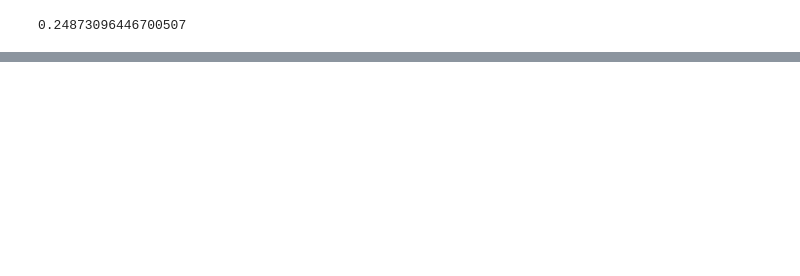
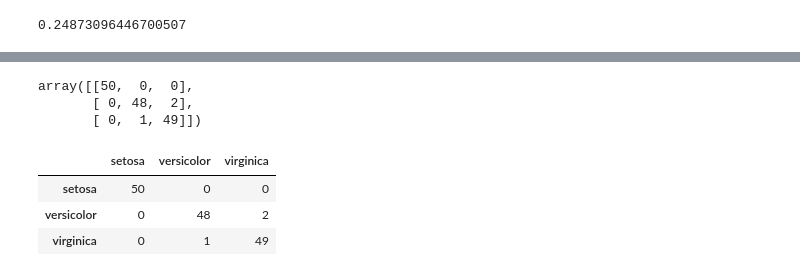
Before and after one commit to Dkepffl/2022-1-Lecture_Note, a Jupyter notebook: Statistical_Methods_for_Big_Data_Analysis/Chapter2.ipynb, the cells around one changed output, grey strips where cells are left out. Cells and saved outputs as stored; diff of their text form; code cells hidden in the pictures; blank space fills up the shorter version.

```diff
--- a/Statistical_Methods_for_Big_Data_Analysis/Chapter2.ipynb
+++ b/Statistical_Methods_for_Big_Data_Analysis/Chapter2.ipynb
@@ -522,0 +644,18 @@ misclass_rate
+# %%
+# confusion matrix
+from sklearn.metrics import confusion_matrix
+mymtx = confusion_matrix(Y, lda.predict(X))
+mymtx
+# %% [output]
+array([[50,  0,  0],
+       [ 0, 48,  2],
+       [ 0,  1, 49]])
+# %%
+import pandas as pd
+table = pd.DataFrame(mymtx, columns = label, index = label)
+table # 다른 종에 비해 setosa의 분류 정확도가 높다
+# %% [output]
+|  | setosa | versicolor | virginica |
+| setosa | 50 | 0 | 0 |
+| versicolor | 0 | 48 | 2 |
+| virginica | 0 | 1 | 49 |
```
Also changed, not shown: parts of 13 cells of this notebook.
